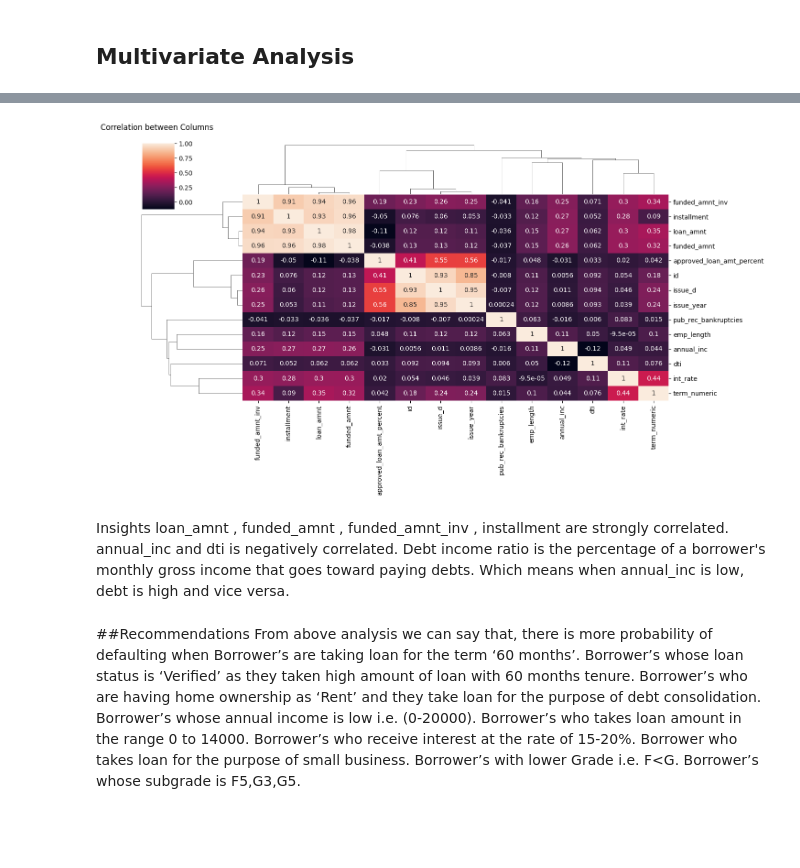
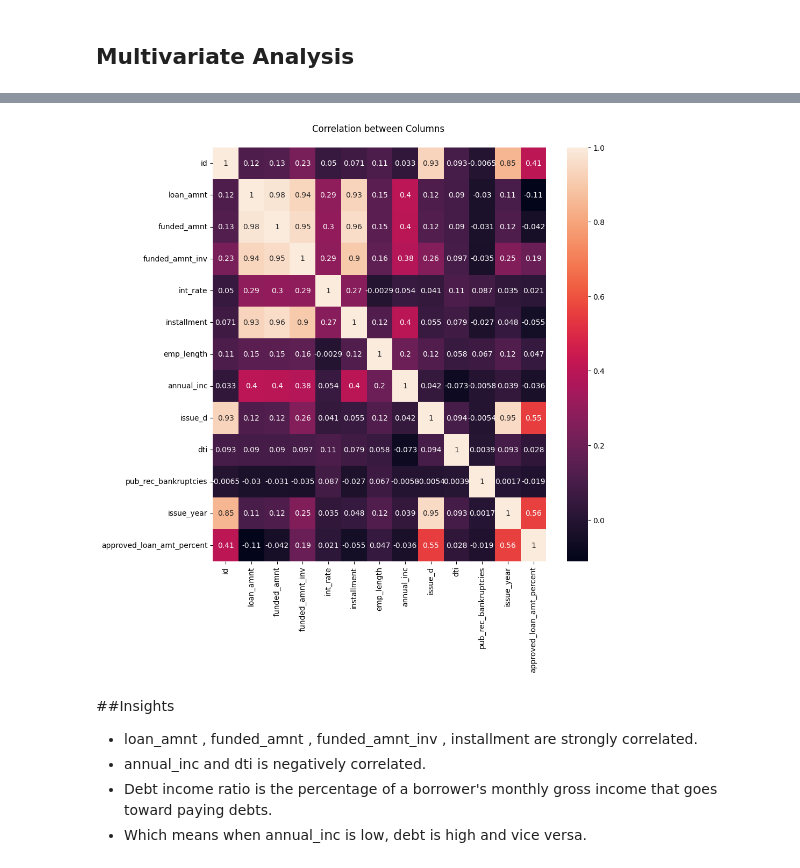
Before and after one commit to Rajbeer-singh2706/lending-club-study, a Jupyter notebook: lending-case-study_rajbeer.ipynb, the cells around one changed output, grey strips where cells are left out. Saved outputs shown, nothing was run; the diff lists cells and outputs as text; code cells hidden in the pictures; blank space fills up the shorter version.

```diff
--- a/lending-case-study_rajbeer.ipynb
+++ b/lending-case-study_rajbeer.ipynb
@@ -808,3 +802,10 @@ In interest rate vs term variable we can say that, dti ratio is high for the bor
 In Verification status vs dti we can say that, verified borrowers are having high dti ratio.
 # %% [markdown]
 ## Multivariate Analysis
+# %%
+
+columns = ['verification_status','loan_status','pymnt_plan','purpose','addr_state','initial_list_status','issue_month'
+           ,'sub_grade','home_ownership','collections_12_mths_ex_med','policy_code','acc_now_delinq','chargeoff_within_12_mths','delinq_amnt',
+           'tax_liens','term','grade']
+
+loan_df = loan_df.drop(columns=columns)
@@ -811,30 +832,23 @@ In Verification status vs dti we can say that, verified borrowers are having hig
 # %%
 #finding correlation matrix
 data_correlation = loan_df.corr()
 #plotting correaltion matrix on clustermap
-sns.clustermap(data_correlation,annot=True,figsize=(14, 8))
+#sns.clustermap(data_correlation,annot=True,figsize=(14, 8))
+
+# Heatmap of correlation between variables
+plt.figure(figsize=(10,10))
+sns.heatmap(loan_df.corr(),annot=True)
 plt.title("Correlation between Columns \n")
+
 plt.show()
 # %% [output]
-[figure, old version]
+[figure, new version]
 # %% [markdown]
-Insights
-loan_amnt , funded_amnt , funded_amnt_inv , installment are strongly correlated.
-annual_inc and dti is negatively correlated.
-Debt income ratio is the percentage of a borrower's monthly gross income that goes toward paying debts.
-Which means when annual_inc is low, debt is high and vice versa.
+##Insights
+* loan_amnt , funded_amnt , funded_amnt_inv , installment are strongly correlated.
+* annual_inc and dti is negatively correlated.
+* Debt income ratio is the percentage of a borrower's monthly gross income that goes toward paying debts.
+* Which means when annual_inc is low, debt is high and vice versa.
-# %% [markdown]
-##Recommendations
-From above analysis we can say that, there is more probability of defaulting when
-Borrower’s are taking loan for the term ‘60 months’.
-Borrower’s whose loan status is ‘Verified’ as they taken high amount of loan with 60 months tenure.
-Borrower’s who are having home ownership as ‘Rent’ and they take loan for the purpose of debt consolidation.
-Borrower’s whose annual income is low i.e. (0-20000).
-Borrower’s who takes loan amount in the range 0 to 14000.
-Borrower’s who receive interest at the rate of 15-20%.
-Borrower who takes loan for the purpose of small business.
-Borrower’s with lower Grade i.e. F<G.
-Borrower’s whose subgrade is F5,G3,G5.
 # %%
 # Heatmap of correlation between variables
 plt.figure(figsize=(10,10))
```
Also changed, not shown: parts of 33 cells of this notebook.
